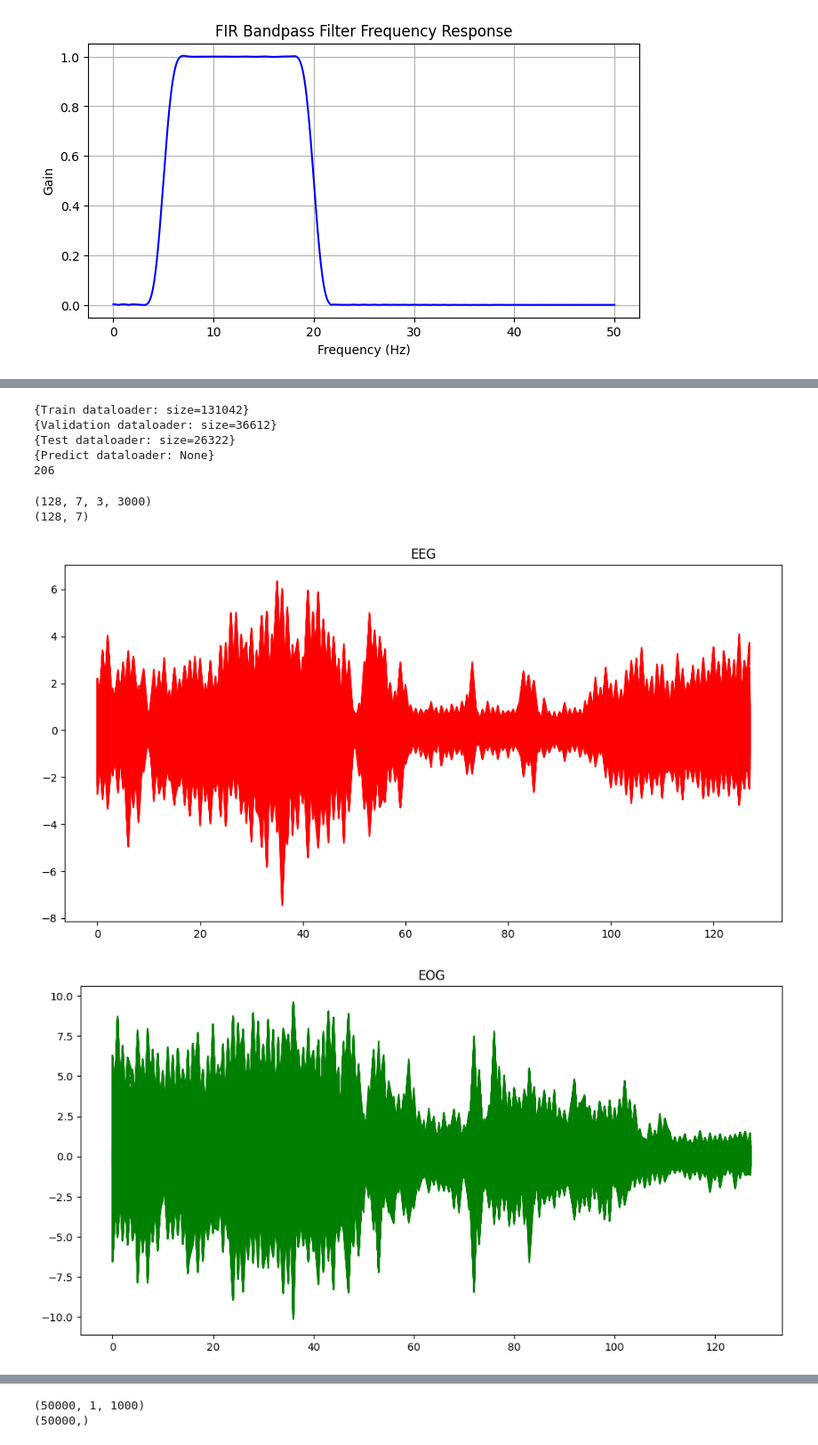
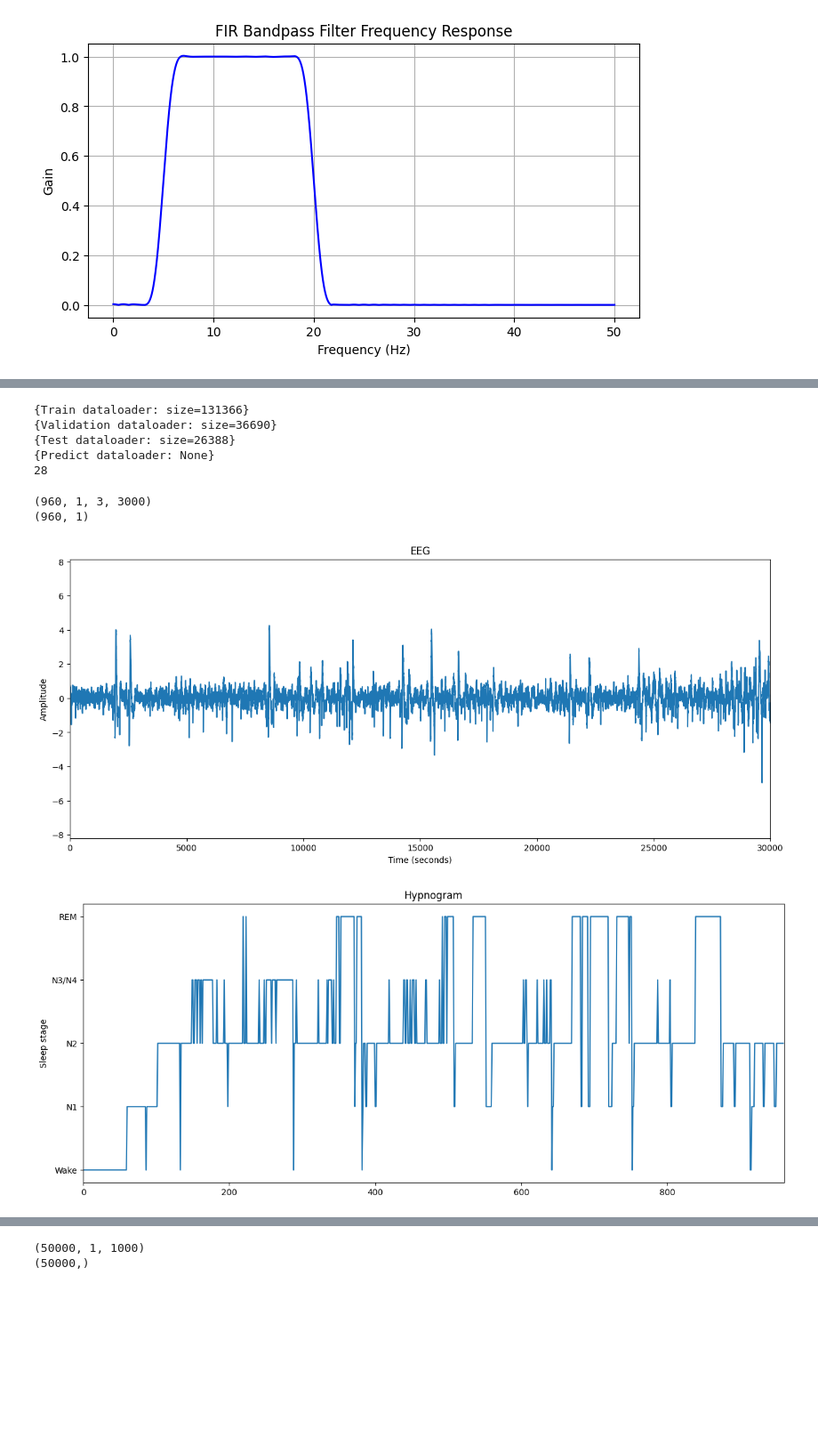
Before and after one commit to aliciags/learnable-masks-explainability-time-series, a Jupyter notebook: filterbank.ipynb, the cells around one changed output, grey strips where cells are left out. Shown: that part at 89% size. Drawn from its saved outputs; the diff is of its cells as text; code cells hidden in the pictures; blank space fills up the shorter version.

```diff
--- a/filterbank.ipynb
+++ b/filterbank.ipynb
@@ -65,10 +65,10 @@ from physioex.physioex.data import PhysioExDataModule
 
 datamodule = PhysioExDataModule(
     datasets=["sleepedf"],
-    batch_size=128,
+    batch_size=960,
     preprocessing="raw",
     selected_channels=["EEG", "EOG", "EMG"],
-    sequence_length=7,
+    sequence_length=1,
     data_folder="./data"
 )
 
@@ -77,11 +77,11 @@ print(datamodule)
 test_loader = datamodule.test_dataloader()
 print(len(test_loader))
 # %% [output]
-{Train dataloader: size=131042}
-{Validation dataloader: size=36612}
-{Test dataloader: size=26322}
+{Train dataloader: size=131366}
+{Validation dataloader: size=36690}
+{Test dataloader: size=26388}
 {Predict dataloader: None}
-206
+28
 # %%
 # apply the filterbank to the first batch
 for batch in test_loader:
@@ -94,45 +94,59 @@ for batch in test_loader:
     print(y.shape)
 
     # Apply the filterbank to the data
-    filtered_data = filterbank.apply_filterbank(x)
+    # filtered_data = filterbank.apply_filterbank(x)
 
     break
 # %% [output]
-(128, 7, 3, 3000)
-(128, 7)
+(960, 1, 3, 3000)
+(960, 1)
 # %%
 # plot different sequences of the data, showing the different channels
 eeg = []
 eog = []
 emg = []
 
 for i in range(len(x)):
-    eeg.append(x[i][3][0])
-    eog.append(x[i][3][1])
-    emg.append(x[i][3][2])
+    eeg.append(x[i][0][0])
+    # eog.append(x[i][3][1])
+    # emg.append(x[i][3][2])
 
-eeg = np.array(eeg)
-eog = np.array(eog)
-emg = np.array(emg)
+eeg = np.array(eeg).flatten()
+# eog = np.array(eog)
+# emg = np.array(emg)
 
 eeg = eeg.squeeze()
-eog = eog.squeeze()
-emg = emg.squeeze()
+# eog = eog.squeeze()
+# emg = emg.squeeze()
 
-plt.figure(figsize=(12, 6))
-plt.plot(eeg, label='EEG', color='red')
+plt.figure(figsize=(15, 6))
+plt.plot(eeg, label='EEG')
 plt.title('EEG')
+plt.xlim(0, 30000)
+plt.xlabel('Time (seconds)')
+plt.ylabel('Amplitude')
 plt.show()
 
-plt.figure(figsize=(12, 6))
-plt.plot(eog, label='EOG', color='green')
-plt.title('EOG')
+plt.figure(figsize=(15, 6))
+plt.plot(y)
+plt.title('Hypnogram')
+plt.xlim(0, 960)
+plt.ylabel('Sleep stage')
+# set the labels
+plt.yticks([0, 1, 2, 3, 4], ['Wake', 'N1', 'N2', 'N3/N4', 'REM'])
 plt.show()
 
-plt.figure(figsize=(12, 6))
-plt.plot(emg, label='EMG', color='blue')
-plt.title('EMG')
-plt.show()
+
+
+# plt.figure(figsize=(12, 6))
+# plt.plot(eog, label='EOG', color='green')
+# plt.title('EOG')
+# plt.show()
+
+# plt.figure(figsize=(12, 6))
+# plt.plot(emg, label='EMG', color='blue')
+# plt.title('EMG')
+# plt.show()
 # %% [output]
-[figure, old version]
+[figure, new version]
-[figure, old version]
+[figure, new version]
```
Also changed, not shown: parts of 5 cells of this notebook, 10 other files.
